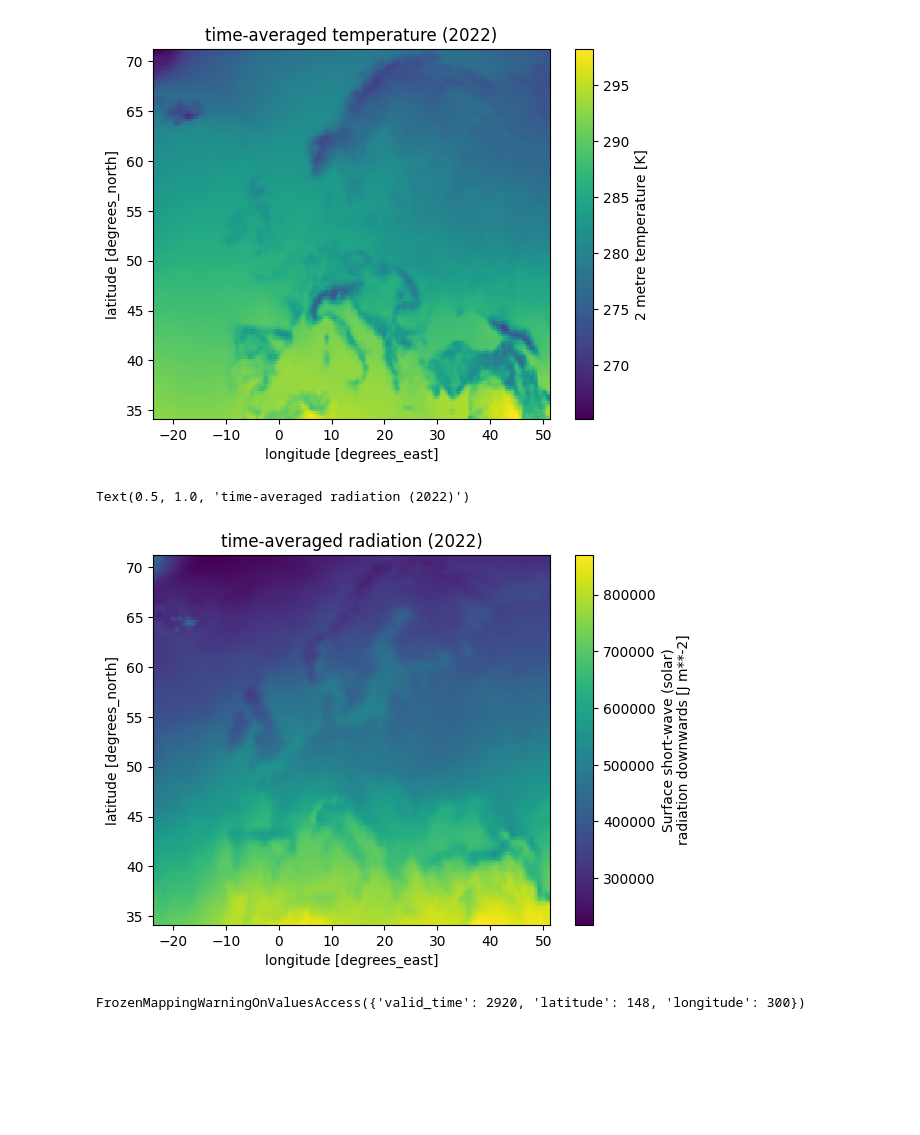
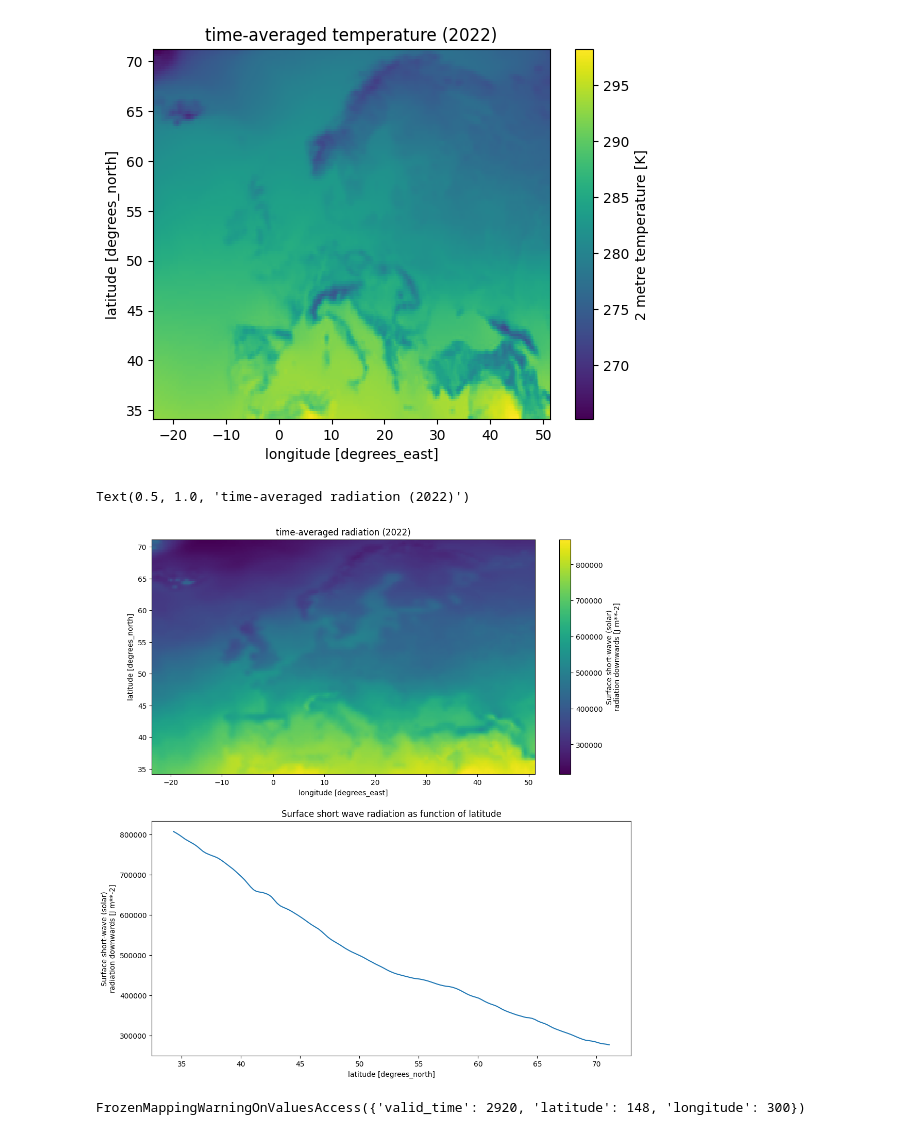
Before and after one commit to victorelgersma/dafs, a Jupyter notebook: final_assignment/AssignmentESMFinal.ipynb, the cells around one changed output. Cells and saved outputs as stored; diff of their text form; code cells hidden in the pictures; blank space fills up the shorter version.

Commit message:
changed graphs

```diff
--- a/final_assignment/AssignmentESMFinal.ipynb
+++ b/final_assignment/AssignmentESMFinal.ipynb
@@ -123,16 +122,20 @@ Text(0.5, 1.0, 'time-averaged temperature (2022)')
 # %%
 # let's map ssrd and t2m for our data:
 import matplotlib.pyplot as plt
 
-(fig, ax) = plt.subplots()
+(fig, ax) = plt.subplots(2,1, figsize=(12,13))
 
-ds_final.mean(dim='valid_time')['ssrd'].plot()
+ds_final.mean(dim='valid_time')['ssrd'].plot(ax=ax[0])
 
 
-ax.set_title("time-averaged radiation (2022)")
+ds_final["ssrd"].mean(dim=["longitude", "valid_time"]).plot.line(ax=ax[1])
+
+ax[1].set_title("Surface short wave radiation as function of latitude")
+
+ax[0].set_title("time-averaged radiation (2022)")
 # %% [output]
 Text(0.5, 1.0, 'time-averaged radiation (2022)')
-[figure, old version]
+[figure, new version]
 # %%
 # do a geo-map of the dataset.
 # %%
```
Also changed, not shown: parts of 6 cells of this notebook, 1 other file.
